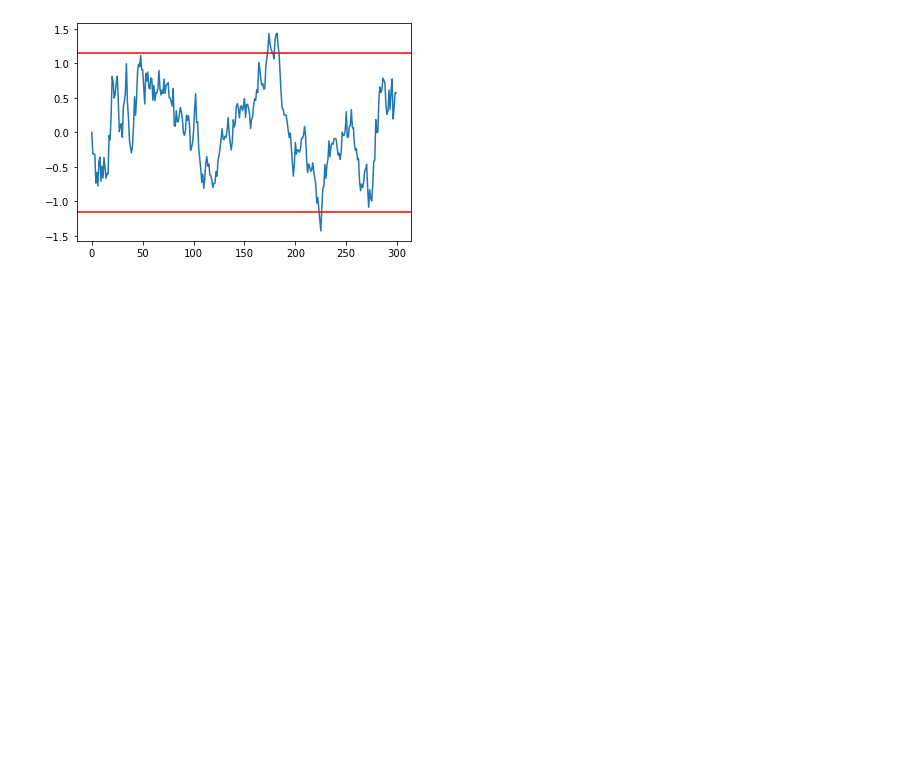
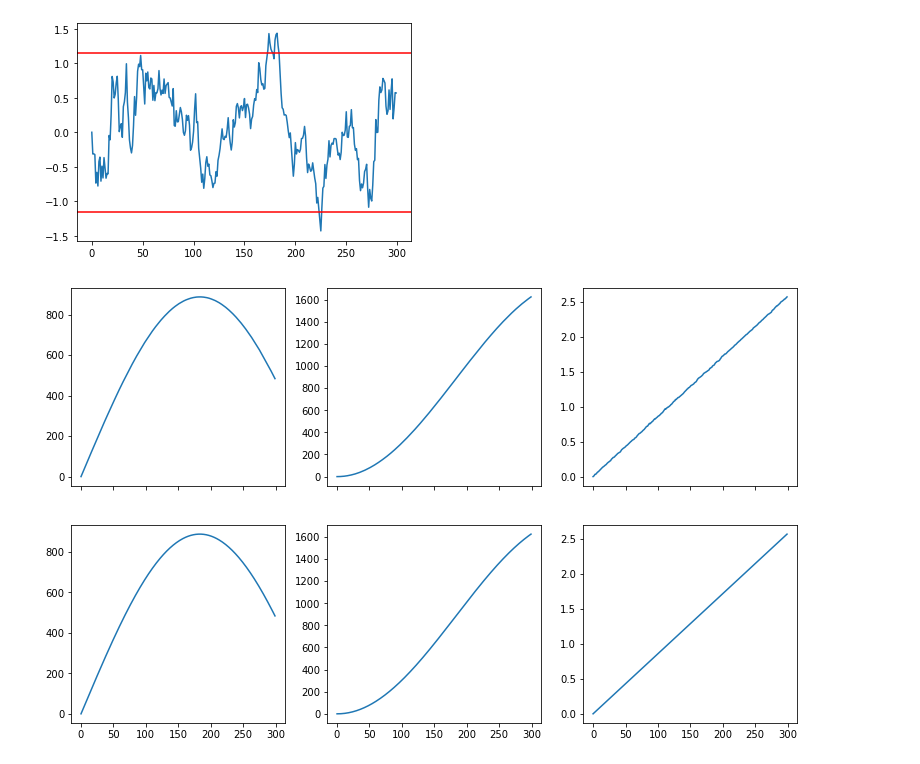
Before and after one commit to tiffanyguo8/MICRO-452, a Jupyter notebook: src/mrproject/kalman_test.ipynb, the cells around one changed output. Drawn from its saved outputs; the diff is of its cells as text; code cells hidden in the pictures; blank space fills up the shorter version.

```diff
--- a/src/mrproject/kalman_test.ipynb
+++ b/src/mrproject/kalman_test.ipynb
@@ -267,0 +313,47 @@ plt.show()
+# %%
+np.random.seed(0)                     # same random numbers each run (easier to debug)
+
+N, dt = 300, 0.1                      # 30 s
+
+# "true" wheel speeds: a gentle left curve (mm/s)
+v_r_true = np.full(N, 80.0)
+v_l_true = np.full(N, 72.0)
+
+# true trajectory, with no noise
+x_true = np.zeros((N, 3))
+x_true[0] = [0.0, 0.0, 0.0]
+for k in range(1, N):
+    x_true[k] = f(*x_true[k-1], v_r_true[k], v_l_true[k], dt)
+
+# noisy measurements
+v_r_meas = v_r_true + np.random.normal(0, np.sqrt(M[0,0]), N)
+v_l_meas = v_l_true + np.random.normal(0, np.sqrt(M[1,1]), N)
+cam = x_true + np.random.normal(0, np.sqrt(R.diagonal()), (N, 3))
+cam[:, 2] = wrap_angle(cam[:, 2])
+# %%
+x_est = x_true[0].copy()
+P = np.diag([1.0, 1.0, 0.001])
+pos_est, Ps = [x_est], [P]
+
+for k in range(1, N):
+    x_measured = cam[k] if k%4==0 else None
+    x_est, P = kalman_f(x_est, v_r_meas[k], v_l_meas[k], P, dt, x_measured=x_measured)
+    pos_est.append(x_est)
+    Ps.append(P)
+
+pos_est = np.array(pos_est)
+Ps = np.array(Ps)
+# %%
+x, y, theta = x_true[:, 0], x_true[:, 1], x_true[:, 2]
+x_est, y_est, theta_est = pos_est[:, 0], pos_est[:, 1], pos_est[:, 2]
+# %%
+fig, ax = plt.subplots(2, 3, sharex=True, sharey=False, figsize=(13, 8))
+ax[0, 0].plot(x_est)
+ax[0, 1].plot(y_est)
+ax[0, 2].plot(theta_est)
+ax[1, 0].plot(x)
+ax[1,1].plot(y)
+ax[1, 2].plot(theta)
+plt.show()
+# %% [output]
+[figure, added]
```
Also changed, not shown: parts of 8 cells of this notebook, 8 other files.
